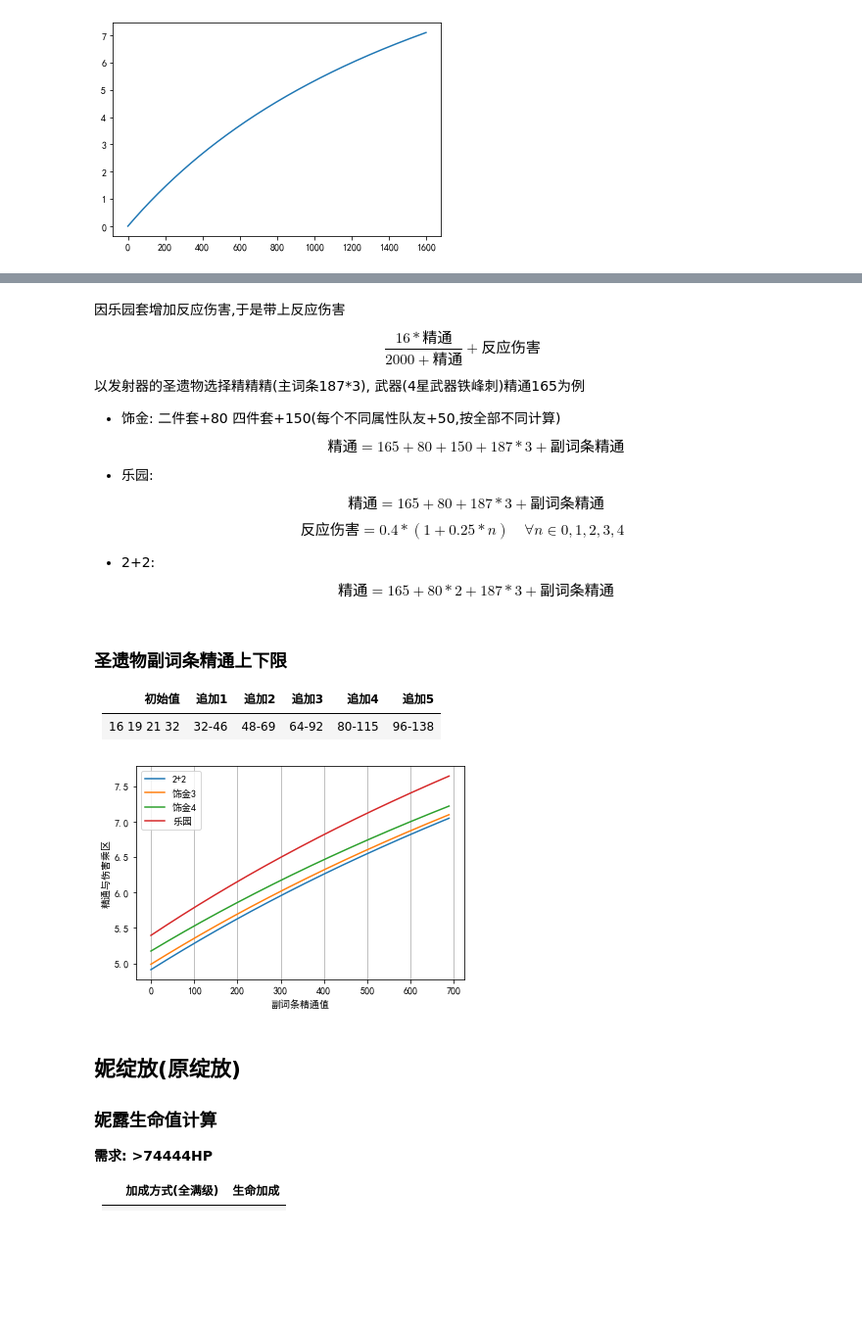
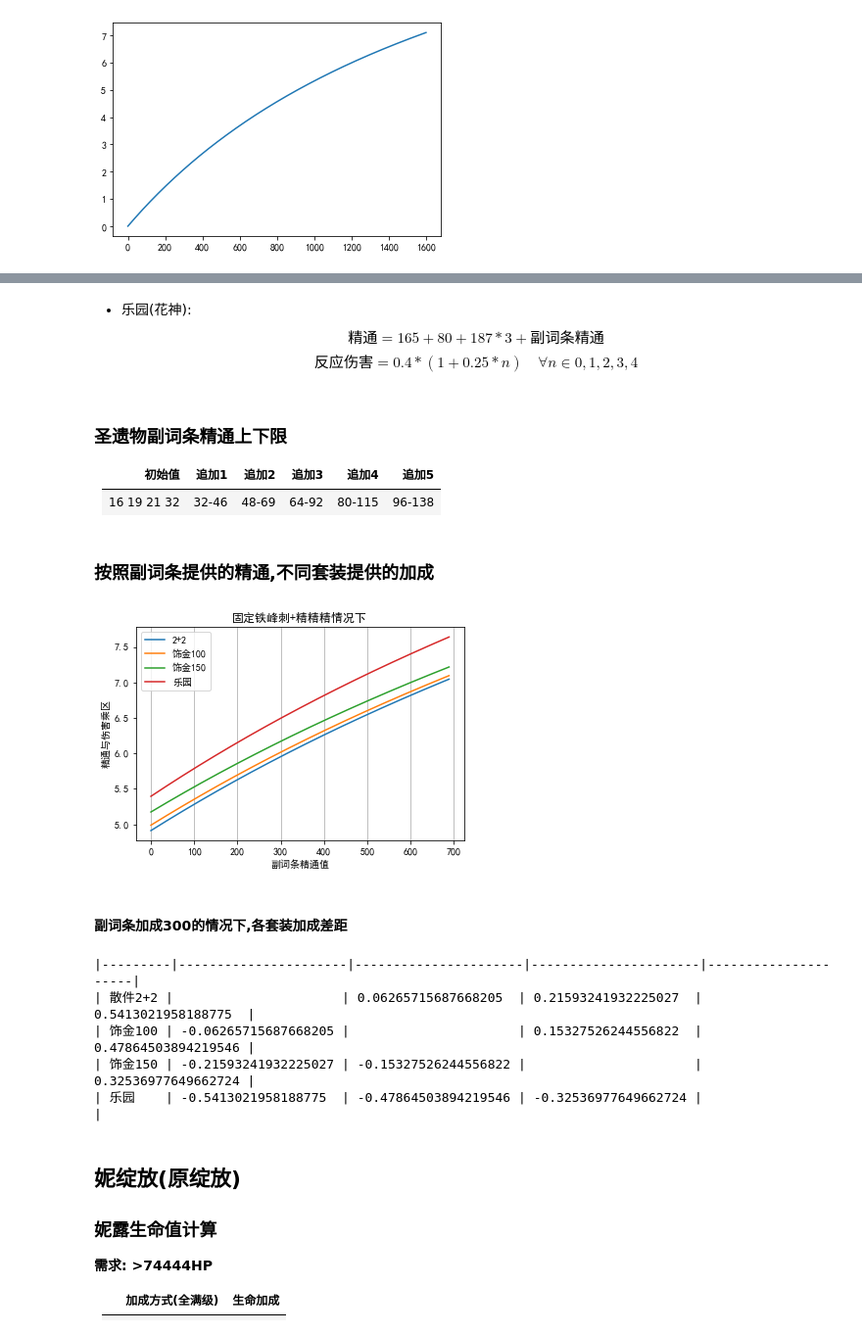
Before and after one commit to muedsa/mihoyo-lab-notebook, a Jupyter notebook: bloom-reactions.ipynb, the cells around one changed output, grey strips where cells are left out. Shown at 98% size. Drawn from its saved outputs; the diff is of its cells as text; code cells hidden in the pictures; blank space fills up the shorter version.

```diff
--- a/bloom-reactions.ipynb
+++ b/bloom-reactions.ipynb
@@ -26,0 +37,4 @@ plt.show()
+# %%
+# 散件2+2
+def eFn1(subEm1):
+  return 165 + 80*2 + 187*3 + subEm1
@@ -27,41 +44,69 @@ plt.show()
+# %%
+# 饰金2个不同属性队友
+def eFn2(subEm2):
+  return 165 + 80 + 100 + 187*3 + subEm2
+# 饰金3个不同属性队友
+def eFn3(subEm3):
+  return 165 + 80 + 150 + 187*3 + subEm3
 # %% [markdown]
-因乐园套增加反应伤害,于是带上反应伤害
-$$\frac{16*精通}{2000+精通} + 反应伤害$$
-以发射器的圣遗物选择精精精(主词条187*3), 武器(4星武器铁峰刺)精通165为例
-
-- 饰金: 二件套+80 四件套+150(每个不同属性队友+50,按全部不同计算)
-$$精通 = 165 + 80 + 150 + 187 * 3 + 副词条精通$$
-
-- 乐园:
+- 乐园(花神):
 $$精通 = 165 + 80 + 187 * 3 + 副词条精通$$
-
 $$反应伤害 = 0.4 * (1 + 0.25 * n) \quad \forall n\in{0,1,2,3,4}$$
-
-- 2+2:
-$$精通 = 165 + 80 * 2 + 187 * 3 + 副词条精通$$
+# %%
+# 乐园
+def eFn4(subEm4):
+  return 165 + 80 + 187*3 + subEm4
 # %% [markdown]
 ### 圣遗物副词条精通上下限
 
 | 初始值 | 追加1 | 追加2 | 追加3 | 追加4 | 追加5 |
 |---|---|---|----|----|----|
 | 16 19 21 32 | 32-46 | 48-69 | 64-92 | 80-115 | 96-138 |
+# %% [markdown]
+### 按照副词条提供的精通,不同套装提供的加成
 # %%
-subEM = np.arange(0, 138 * 5)
-em1 = 165 + 80*2 + 187*3 + subEM
-em2= 165 + 80 + 100 + 187*3 + subEM
-em3 = 165 + 80 + 150 + 187*3 + subEM
-em4 = 165 + 80 + 187*3 + subEM
-plt.plot(subEM, (16 * em1)/(2000 + em1), label = '2+2')
-plt.plot(subEM, (16 * em2)/(2000 + em2), label = '饰金3')
-plt.plot(subEM, (16 * em3)/(2000 + em3), label = '饰金4')
-plt.plot(subEM, (16 * em4)/(2000 + em4) + 0.8, label = '乐园')
+subEm = np.arange(0, 138 * 5) # 副词条提供的精通范围
+em1 = eFn1(subEm)
+em2= eFn2(subEm)
+em3 = eFn3(subEm)
+em4 = eFn4(subEm)
+plt.plot(subEm, (16 * em1)/(2000 + em1), label = '2+2')
+plt.plot(subEm, (16 * em2)/(2000 + em2), label = '饰金100')
+plt.plot(subEm, (16 * em3)/(2000 + em3), label = '饰金150')
+plt.plot(subEm, (16 * em4)/(2000 + em4) + 0.8, label = '乐园')
 plt.xlabel('副词条精通值')
 plt.ylabel('精通与伤害乘区')
+plt.title('固定铁峰刺+精精精情况下')
 plt.legend()
 plt.grid(axis='x')
 plt.show()
 # %% [output]
-[figure, old version]
+[figure, new version]
+# %% [markdown]
+#### 副词条加成300的情况下,各套装加成差距
+# %%
+em3001 = eFn1(300)
+em3002 = eFn2(300)
+em3003 = eFn3(300)
+em3004 = eFn4(300)
+dm3001 = (16 * em3001)/(2000 + em3001)
+dm3002 = (16 * em3002)/(2000 + em3002)
+dm3003 = (16 * em3003)/(2000 + em3003)
+dm3004 = (16 * em3004)/(2000 + em3004) + 0.8
+dm300Table = [
+    ['', '散件2+2', '饰金100', '饰金150', '乐园'],
+    ['散件2+2', '', dm3002 - dm3001, dm3003 - dm3001,  dm3004- dm3001],
+    ['饰金100', dm3001 - dm3002, '', dm3003 - dm3002,  dm3004- dm3002],
+    ['饰金150', dm3001 - dm3003, dm3002 - dm3003, '', dm3004- dm3003],
+    ['乐园', dm3001 - dm3004, dm3002- dm3004, dm3003- dm3004, ''],
+]
+print(tabulate(dm300Table, tablefmt='github'))
+# %% [output]
+|---------|----------------------|----------------------|----------------------|---------------------|
+| 散件2+2 |                      | 0.06265715687668205  | 0.21593241932225027  | 0.5413021958188775  |
+| 饰金100 | -0.06265715687668205 |                      | 0.15327526244556822  | 0.47864503894219546 |
+| 饰金150 | -0.21593241932225027 | -0.15327526244556822 |                      | 0.32536977649662724 |
+| 乐园    | -0.5413021958188775  | -0.47864503894219546 | -0.32536977649662724 |                     |
 # %% [markdown]
 ## 妮绽放(原绽放)
 
```
Also changed, not shown: parts of 5 cells of this notebook.
